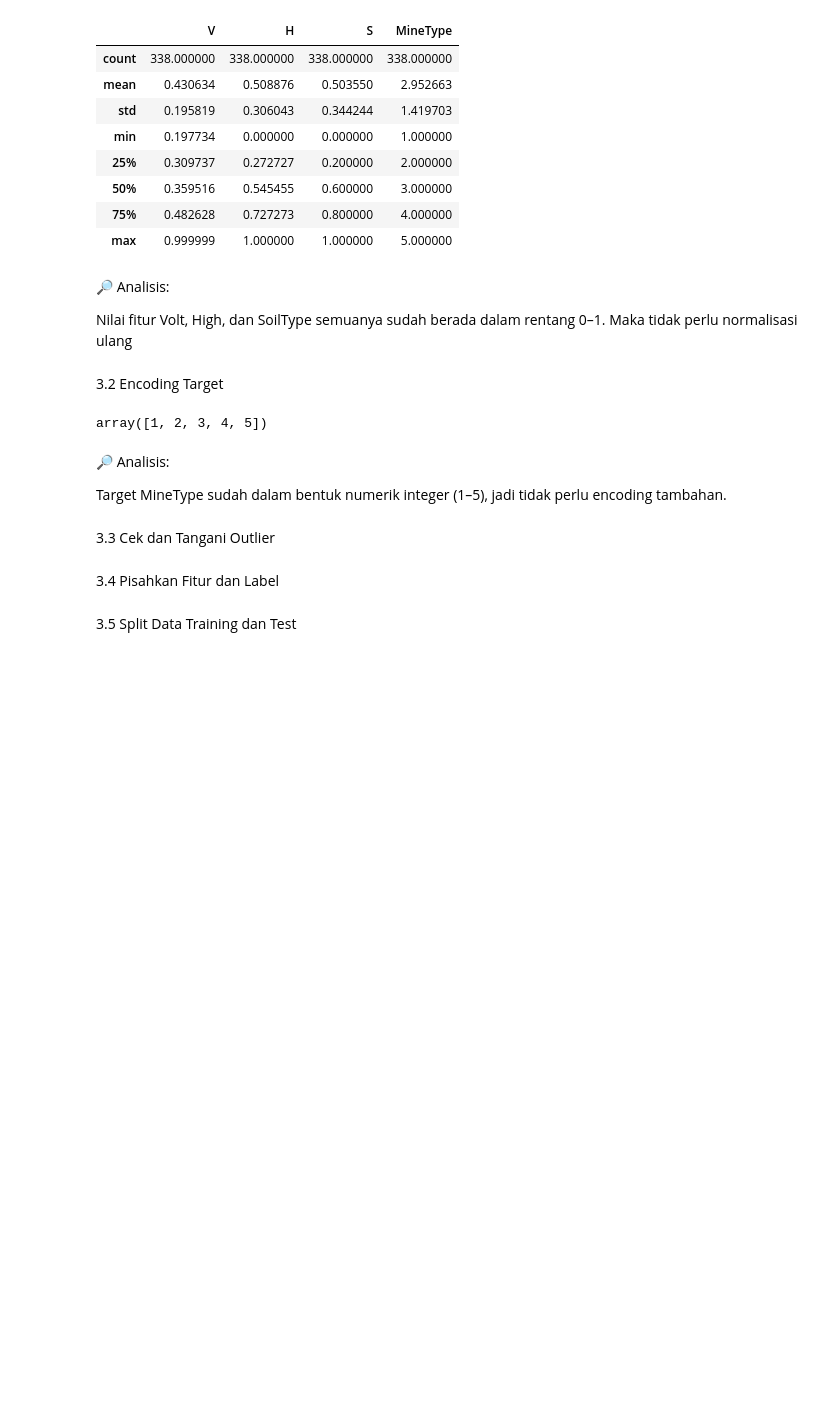
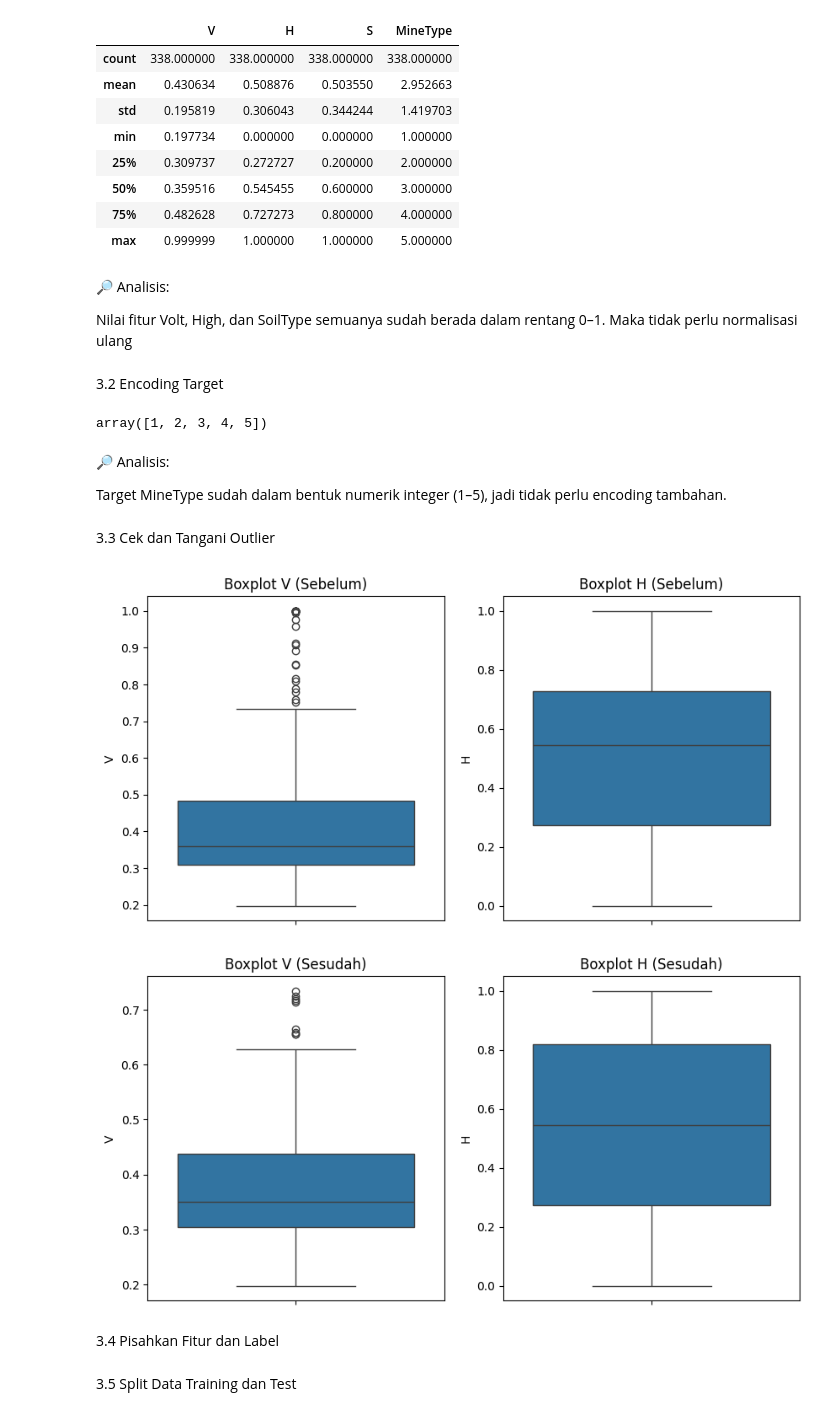
Before and after one commit to alohawas/Land-Mines-Classification, a Jupyter notebook: Land_Mines_Classification.ipynb, the cells around one changed output. Cells and saved outputs as stored; diff of their text form; code cells hidden in the pictures; blank space fills up the shorter version.

```diff
--- a/Land_Mines_Classification.ipynb
+++ b/Land_Mines_Classification.ipynb
@@ -274,6 +270,32 @@ def remove_outliers_iqr(data, column):
 df_clean = df.copy()
 for col in ['V', 'H']:
     df_clean = remove_outliers_iqr(df_clean, col)
+# %%
+import seaborn as sns
+import matplotlib.pyplot as plt
+
+# Boxplot sebelum penanganan outlier
+plt.figure(figsize=(10, 5))
+plt.subplot(1, 2, 1)
+sns.boxplot(y=df['V'])
+plt.title('Boxplot V (Sebelum)')
+plt.subplot(1, 2, 2)
+sns.boxplot(y=df['H'])
+plt.title('Boxplot H (Sebelum)')
+plt.show()
+
+# Boxplot sesudah penanganan outlier
+plt.figure(figsize=(10, 5))
+plt.subplot(1, 2, 1)
+sns.boxplot(y=df_clean['V'])
+plt.title('Boxplot V (Sesudah)')
+plt.subplot(1, 2, 2)
+sns.boxplot(y=df_clean['H'])
+plt.title('Boxplot H (Sesudah)')
+plt.show()
+# %% [output]
+[figure, added]
+[figure, added]
 # %% [markdown]
 3.4 Pisahkan Fitur dan Label
 # %%
```
Also changed, not shown: parts of 19 cells of this notebook.
